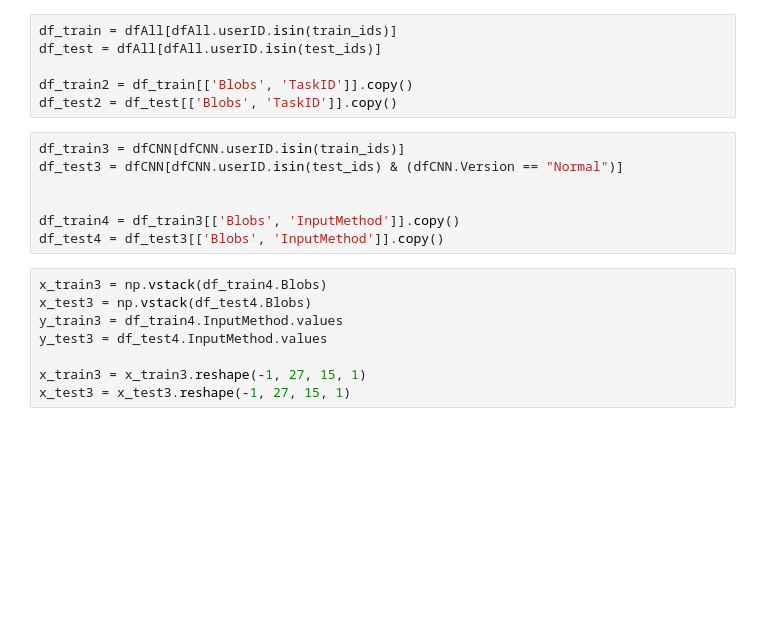
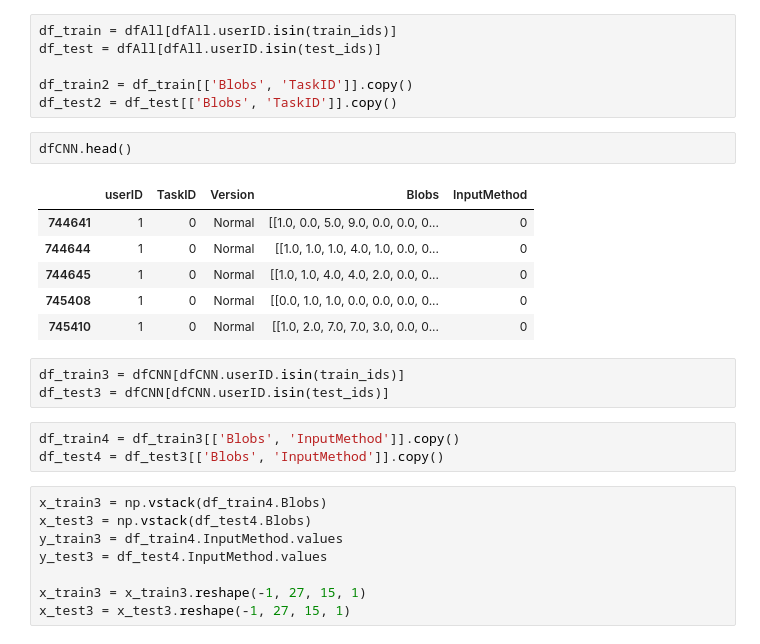
Before and after one commit to robsch94/FaPraKnuckleInput, a Jupyter notebook: Jupyter/Step_3_ModelTraining-LSTM+CNN.ipynb, the cells around one changed output. Drawn from its saved outputs; the diff is of its cells as text; blank space fills up the shorter version.

```diff
--- a/Jupyter/Step_3_ModelTraining-LSTM+CNN.ipynb
+++ b/Jupyter/Step_3_ModelTraining-LSTM+CNN.ipynb
@@ -91,13 +100,21 @@ df_test = dfAll[dfAll.userID.isin(test_ids)]
 
 df_train2 = df_train[['Blobs', 'TaskID']].copy()
 df_test2 = df_test[['Blobs', 'TaskID']].copy()
+# %%
+dfCNN.head()
+# %% [output]
+|  | userID | TaskID | Version | Blobs | InputMethod |
+| 744641 | 1 | 0 | Normal | [[1.0, 0.0, 5.0, 9.0, 0.0, 0.0, 0... | 0 |
+| 744644 | 1 | 0 | Normal | [[1.0, 1.0, 1.0, 4.0, 1.0, 0.0, 0... | 0 |
+| 744645 | 1 | 0 | Normal | [[1.0, 1.0, 4.0, 4.0, 2.0, 0.0, 0... | 0 |
+| 745408 | 1 | 0 | Normal | [[0.0, 1.0, 1.0, 0.0, 0.0, 0.0, 0... | 0 |
+| 745410 | 1 | 0 | Normal | [[1.0, 2.0, 7.0, 7.0, 3.0, 0.0, 0... | 0 |
 # %%
 df_train3 = dfCNN[dfCNN.userID.isin(train_ids)]
-df_test3 = dfCNN[dfCNN.userID.isin(test_ids) & (dfCNN.Version == "Normal")]
-
-
-df_train4 = df_train3[['Blobs', 'InputMethod']].copy()
-df_test4 = df_test3[['Blobs', 'InputMethod']].copy()
+df_test3 = dfCNN[dfCNN.userID.isin(test_ids)]
+# %%
+df_train4 = df_train3[['Blobs', 'InputMethod']].copy()
+df_test4 = df_test3[['Blobs', 'InputMethod']].copy()
 # %%
 x_train3 = np.vstack(df_train4.Blobs)
 x_test3 = np.vstack(df_test4.Blobs)
```
Also changed, not shown: parts of 17 cells of this notebook, 5 other files.
